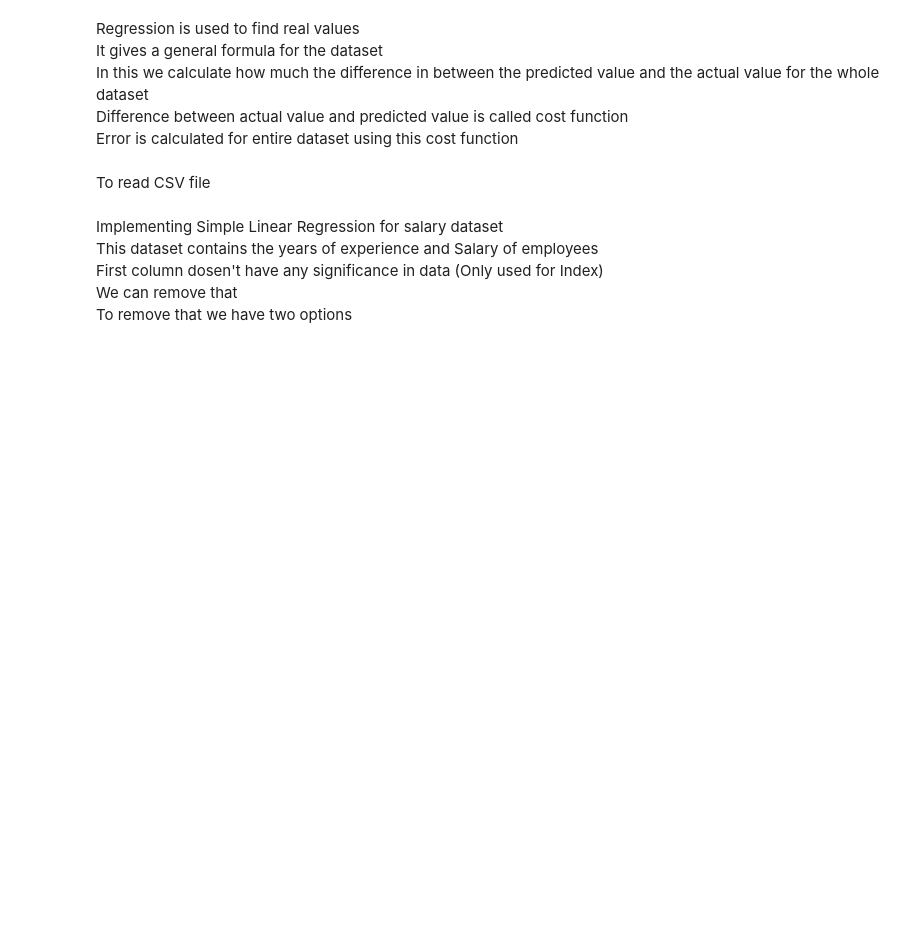
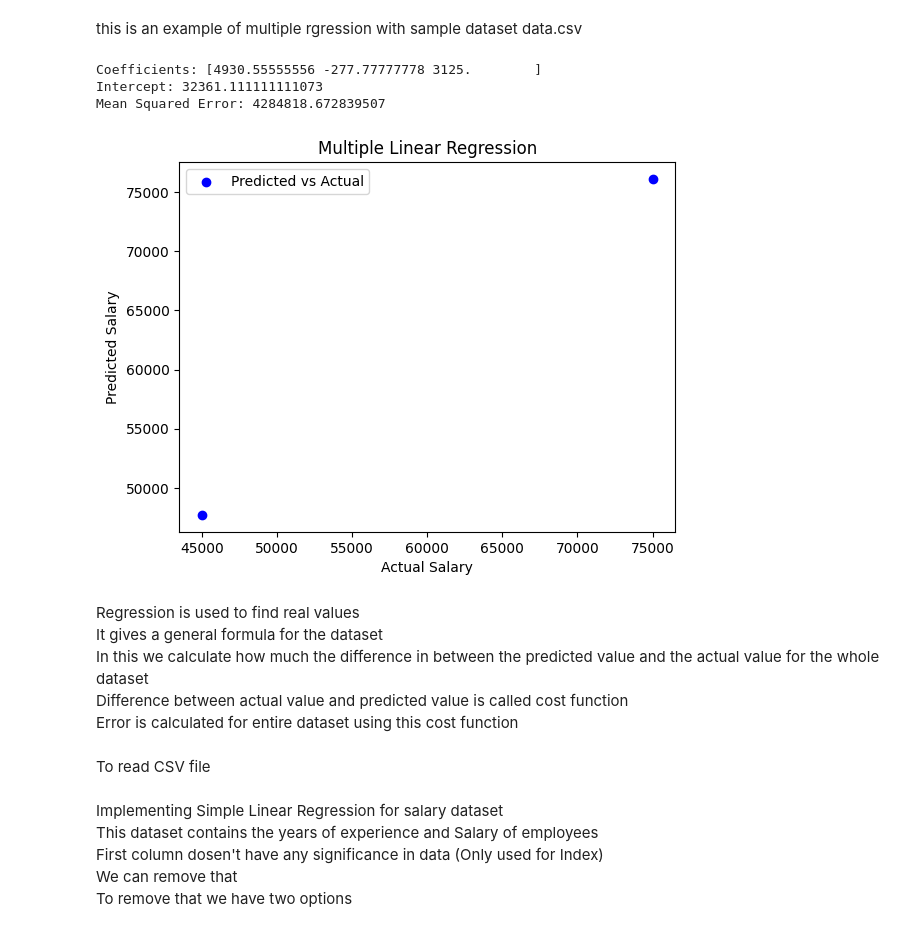
Before and after one commit to jaimalharsk/ML-resource-2-, a Jupyter notebook: Supervised Learning/ML_Linear-Regression.ipynb, the cells around one changed output. Drawn from its saved outputs; the diff is of its cells as text; code cells hidden in the pictures; blank space fills up the shorter version.

```diff
--- a/Supervised Learning/ML_Linear-Regression.ipynb
+++ b/Supervised Learning/ML_Linear-Regression.ipynb
@@ -1,3 +1,50 @@
+# %% [markdown]
+this is an example of multiple rgression with sample dataset data.csv
+# %%
+import pandas as pd
+import numpy as np
+import matplotlib.pyplot as plt
+from sklearn.model_selection import train_test_split
+from sklearn.linear_model import LinearRegression
+from sklearn.metrics import mean_squared_error
+
+# Load dataset from CSV
+df = pd.read_csv("data.csv")
+
+# Define features (X) and target (y)
+X = df[["Experience", "Test_Score", "Interview_Score"]]  # Independent variables
+y = df["Salary"]  # Dependent variable
+
+# Split dataset into training (80%) and testing (20%)
+X_train, X_test, y_train, y_test = train_test_split(X, y, test_size=0.2, random_state=42)
+
+# Train the Multiple Linear Regression model
+model = LinearRegression()
+model.fit(X_train, y_train)
+
+# Predict salaries
+y_pred = model.predict(X_test)
+
+# Print model coefficients
+print(f"Coefficients: {model.coef_}")
+print(f"Intercept: {model.intercept_}")
+
+# Evaluate the model
+mse = mean_squared_error(y_test, y_pred)
+print(f"Mean Squared Error: {mse}")
+
+# Visualization (Actual vs. Predicted)
+plt.scatter(y_test, y_pred, color='blue', label="Predicted vs Actual")
+plt.xlabel("Actual Salary")
+plt.ylabel("Predicted Salary")
+plt.title("Multiple Linear Regression")
+plt.legend()
+plt.show()
+# %% [output]
+Coefficients: [4930.55555556 -277.77777778 3125.        ]
+Intercept: 32361.111111111073
+Mean Squared Error: 4284818.672839507
+[figure, added]
 # %% [markdown]
 Regression is used to find real values<br>
 It gives a general formula for the dataset<br>
```
